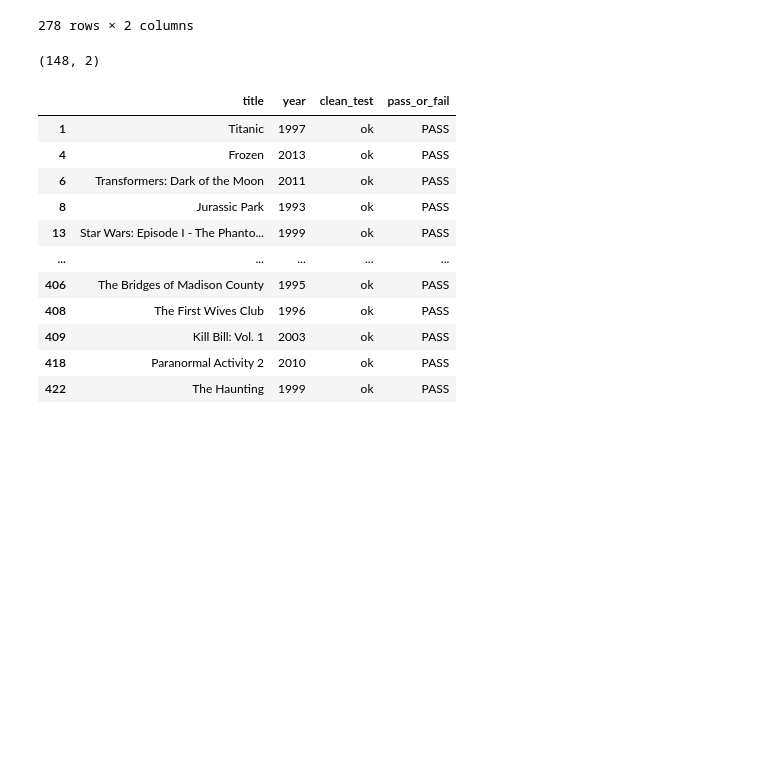
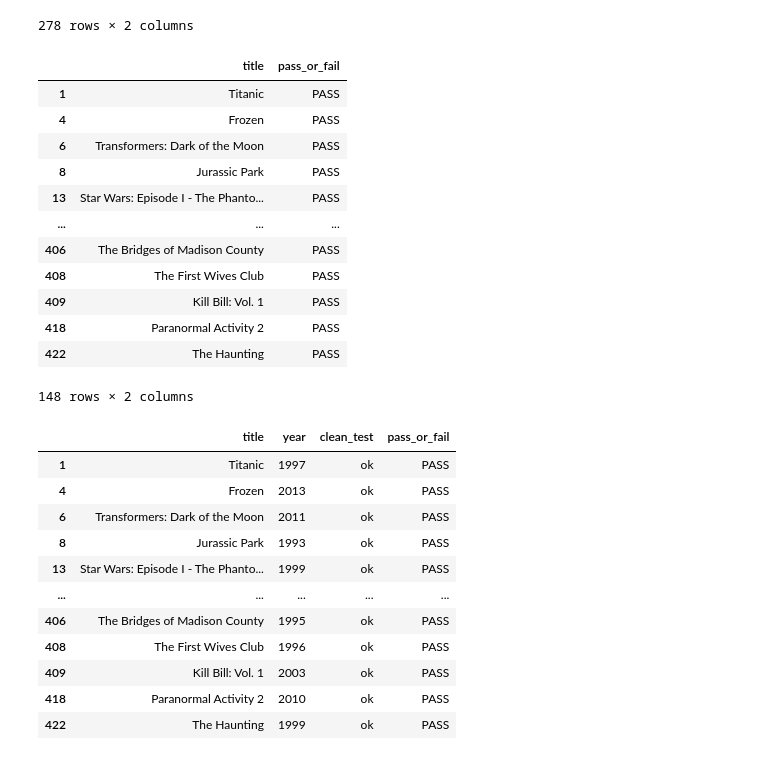
Before and after one commit to Slmudd02/Bechdel_Test, a Jupyter notebook: Bechdel_test_project-checkpoint.ipynb, the cells around one changed output. Saved outputs shown, nothing was run; the diff lists cells and outputs as text; code cells hidden in the pictures; blank space fills up the shorter version.

```diff
--- a/Bechdel_test_project-checkpoint.ipynb
+++ b/Bechdel_test_project-checkpoint.ipynb
@@ -91,9 +91,21 @@ fail
 278 rows × 2 columns
 # %%
 did_not_fail = df3.loc[df3.pass_or_fail.str.contains('pass', case=False), ['title', 'pass_or_fail']]
-did_not_fail.shape
+did_not_fail
 # %% [output]
+|  | title | pass_or_fail |
+| 1 | Titanic | PASS |
+| 4 | Frozen | PASS |
+| 6 | Transformers: Dark of the Moon | PASS |
+| 8 | Jurassic Park | PASS |
+| 13 | Star Wars: Episode I - The Phanto... | PASS |
+| ... | ... | ... |
+| 406 | The Bridges of Madison County | PASS |
+| 408 | The First Wives Club | PASS |
+| 409 | Kill Bill: Vol. 1 | PASS |
+| 418 | Paranormal Activity 2 | PASS |
+| 422 | The Haunting | PASS |
-(148, 2)
+148 rows × 2 columns
 # %%
 passed = df3.loc[df3.pass_or_fail == 'PASS',:]
 passed
```
Also changed, not shown: 2 other files.
